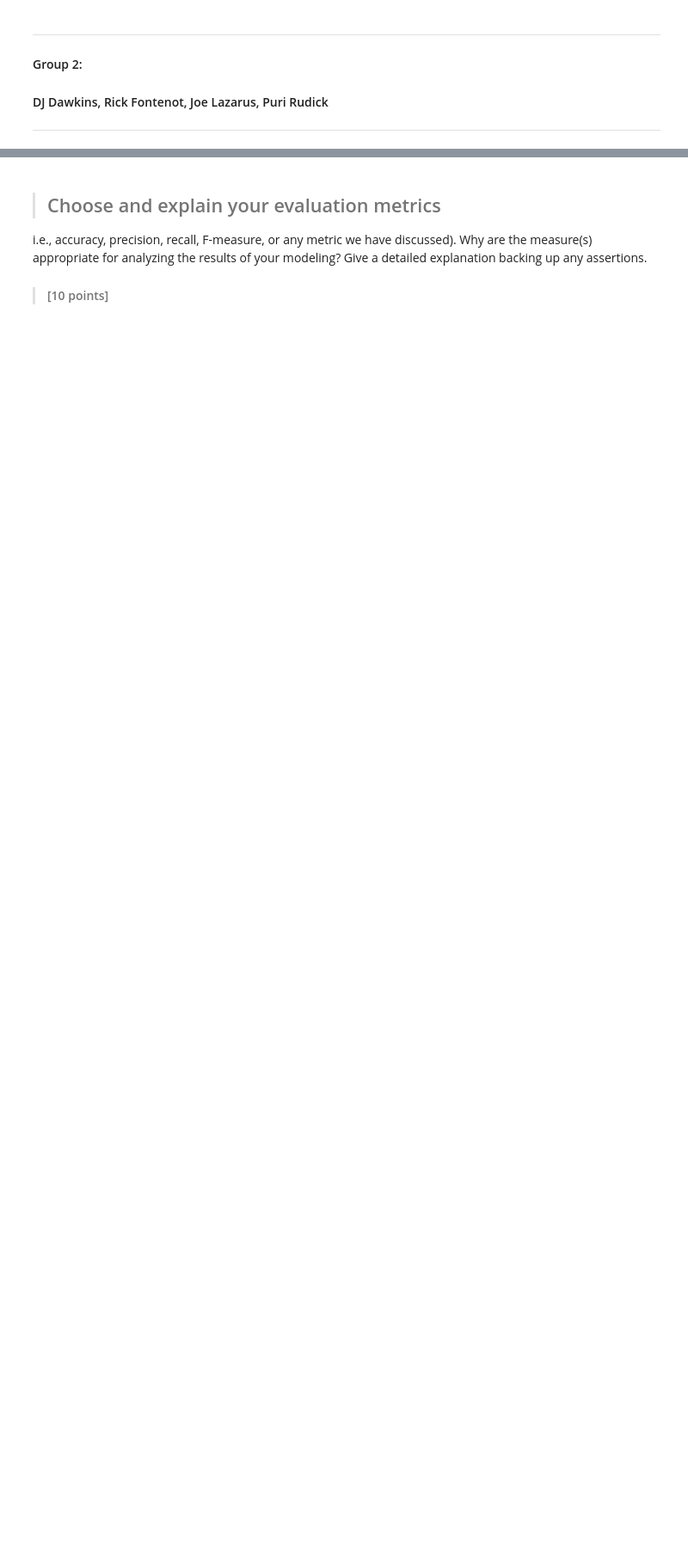
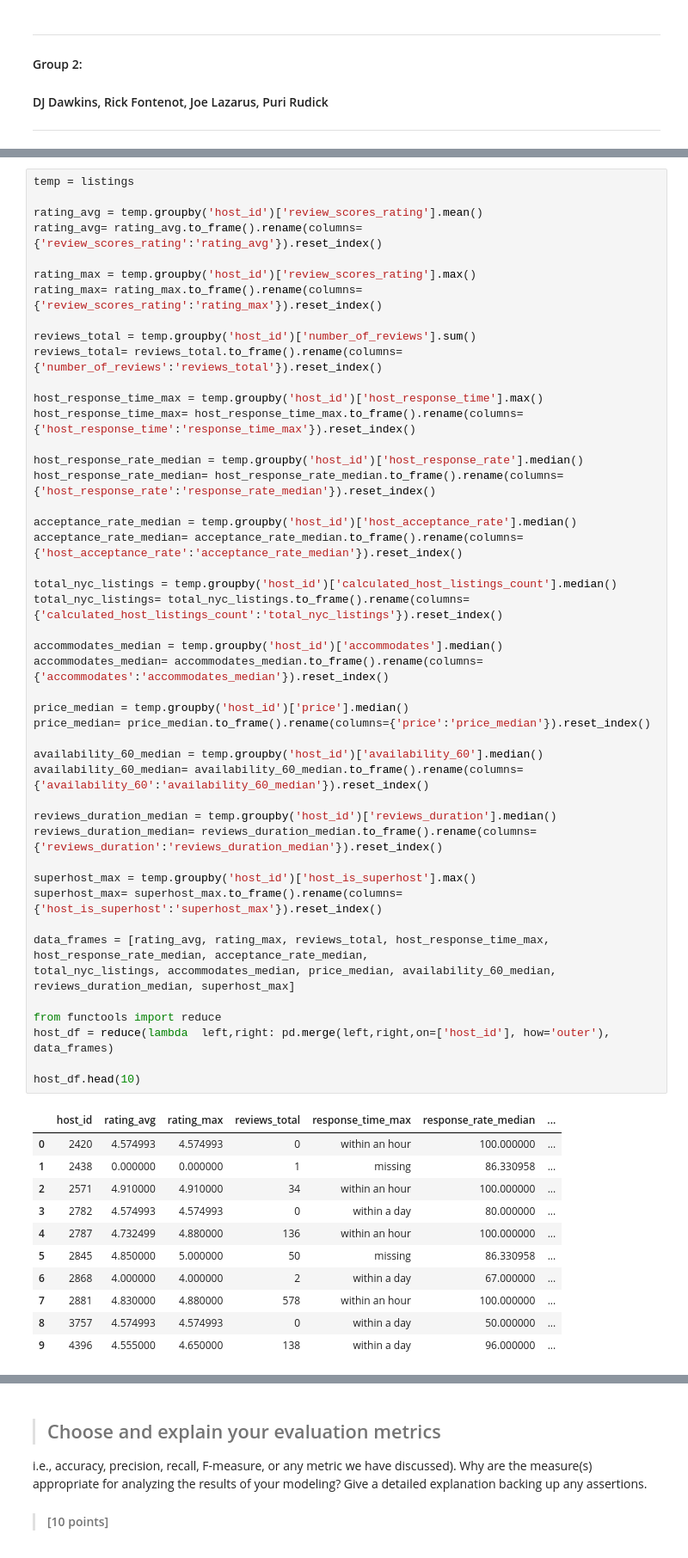
Before and after one commit to rickfontenot/airbnb, a Jupyter notebook: Lab2/lab2_team.ipynb, the cells around one changed output, grey strips where cells are left out. Shown at 86% size. Drawn from its saved outputs; the diff is of its cells as text; blank space fills up the shorter version.

```diff
--- a/Lab2/lab2_team.ipynb
+++ b/Lab2/lab2_team.ipynb
@@ -32,0 +792,58 @@ Use proper variable representations (int, float, one-hot, etc.). Use pre-process
+# %%
+temp = listings
+
+rating_avg = temp.groupby('host_id')['review_scores_rating'].mean()
+rating_avg= rating_avg.to_frame().rename(columns={'review_scores_rating':'rating_avg'}).reset_index()
+
+rating_max = temp.groupby('host_id')['review_scores_rating'].max()
+rating_max= rating_max.to_frame().rename(columns={'review_scores_rating':'rating_max'}).reset_index()
+
+reviews_total = temp.groupby('host_id')['number_of_reviews'].sum()
+reviews_total= reviews_total.to_frame().rename(columns={'number_of_reviews':'reviews_total'}).reset_index()
+
+host_response_time_max = temp.groupby('host_id')['host_response_time'].max()
+host_response_time_max= host_response_time_max.to_frame().rename(columns={'host_response_time':'response_time_max'}).reset_index()
+
+host_response_rate_median = temp.groupby('host_id')['host_response_rate'].median()
+host_response_rate_median= host_response_rate_median.to_frame().rename(columns={'host_response_rate':'response_rate_median'}).reset_index()
+
+acceptance_rate_median = temp.groupby('host_id')['host_acceptance_rate'].median()
+acceptance_rate_median= acceptance_rate_median.to_frame().rename(columns={'host_acceptance_rate':'acceptance_rate_median'}).reset_index()
+
+total_nyc_listings = temp.groupby('host_id')['calculated_host_listings_count'].median()
+total_nyc_listings= total_nyc_listings.to_frame().rename(columns={'calculated_host_listings_count':'total_nyc_listings'}).reset_index()
+
+accommodates_median = temp.groupby('host_id')['accommodates'].median()
+accommodates_median= accommodates_median.to_frame().rename(columns={'accommodates':'accommodates_median'}).reset_index()
+
+price_median = temp.groupby('host_id')['price'].median()
+price_median= price_median.to_frame().rename(columns={'price':'price_median'}).reset_index()
+
+availability_60_median = temp.groupby('host_id')['availability_60'].median()
+availability_60_median= availability_60_median.to_frame().rename(columns={'availability_60':'availability_60_median'}).reset_index()
+
+reviews_duration_median = temp.groupby('host_id')['reviews_duration'].median()
+reviews_duration_median= reviews_duration_median.to_frame().rename(columns={'reviews_duration':'reviews_duration_median'}).reset_index()
+
+superhost_max = temp.groupby('host_id')['host_is_superhost'].max()
+superhost_max= superhost_max.to_frame().rename(columns={'host_is_superhost':'superhost_max'}).reset_index()
+
+data_frames = [rating_avg, rating_max, reviews_total, host_response_time_max, host_response_rate_median, acceptance_rate_median,
+total_nyc_listings, accommodates_median, price_median, availability_60_median, reviews_duration_median, superhost_max]
+
+from functools import reduce
+host_df = reduce(lambda  left,right: pd.merge(left,right,on=['host_id'], how='outer'), data_frames)
+
+host_df.head(10)
+# %% [output]
+|  | host_id | rating_avg | rating_max | reviews_total | response_time_max | response_rate_median | ... |
+| 0 | 2420 | 4.574993 | 4.574993 | 0 | within an hour | 100.000000 | ... |
+| 1 | 2438 | 0.000000 | 0.000000 | 1 | missing | 86.330958 | ... |
+| 2 | 2571 | 4.910000 | 4.910000 | 34 | within an hour | 100.000000 | ... |
+| 3 | 2782 | 4.574993 | 4.574993 | 0 | within a day | 80.000000 | ... |
+| 4 | 2787 | 4.732499 | 4.880000 | 136 | within an hour | 100.000000 | ... |
+| 5 | 2845 | 4.850000 | 5.000000 | 50 | missing | 86.330958 | ... |
+| 6 | 2868 | 4.000000 | 4.000000 | 2 | within a day | 67.000000 | ... |
+| 7 | 2881 | 4.830000 | 4.880000 | 578 | within an hour | 100.000000 | ... |
+| 8 | 3757 | 4.574993 | 4.574993 | 0 | within a day | 50.000000 | ... |
+| 9 | 4396 | 4.555000 | 4.650000 | 138 | within a day | 96.000000 | ... |
```
Also changed, not shown: parts of 85 cells of this notebook.
